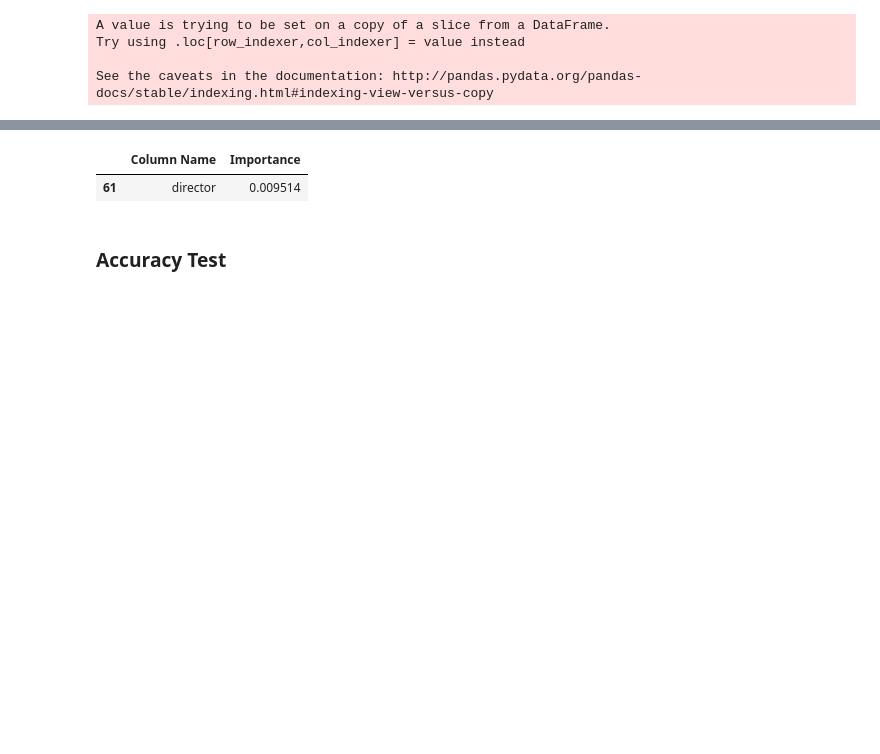
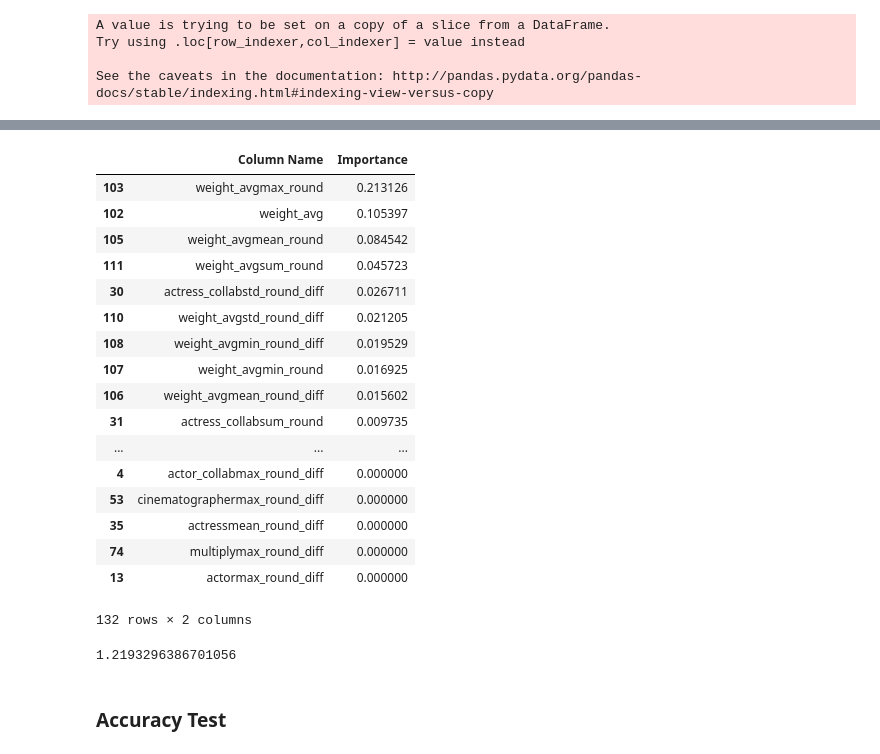
Before and after one commit to kvongrassamy/movie_review_pred, a Jupyter notebook: Model.ipynb, the cells around one changed output, grey strips where cells are left out. Saved outputs shown, nothing was run; the diff lists cells and outputs as text; code cells hidden in the pictures; blank space fills up the shorter version.

```diff
--- a/Model.ipynb
+++ b/Model.ipynb
@@ -222,6 +204,6 @@ Index(['isAdult', 'startYear', 'endYear', 'runtimeMinutes', 'genres', 'actor',
 # %%
 movie = movie.drop(columns='endYear')
-grp = movie.groupby(['tconst_x', 'averageRating', 'numVotes', 'runtimeMinutes','startYear','genres'])[movie.columns[7:]].max().reset_index()
+grp = movie.groupby(['tconst_x', 'averageRating', 'numVotes_x', 'runtimeMinutes','startYear','genres'])[movie.columns[7:]].max().reset_index()
 #cnts = pd.concat([cnts, pd.get_dummies(cnts.genres, prefix_sep=',')], axis=1).drop(columns=['numVotes','genres', 'tconst','startYear']).fillna(0)
 grp
 # %% [output]
@@ -247,9 +229,9 @@ grp
 grp.iloc[:, 8:] = grp.fillna(0).iloc[:, 8:].astype('int')
 grp['runtimeMinutes'] = grp['runtimeMinutes'].astype('float64')
 
-grp['averageRating'] = round(grp['averageRating'])
+#grp['averageRating'] = round(grp['averageRating'])
 # %%
-grp = grp.drop(columns=['numVotes','genres', 'tconst_x','startYear'])
+grp = grp.drop(columns=['numVotes_x','genres', 'tconst_x','startYear'])
 grp.info()
 # %% [output]
 <class 'pandas.core.frame.DataFrame'>
@@ -263,7 +245,8 @@ y = grp['averageRating']
 
 X_train, X_test, y_train, y_test = train_test_split(X, y, test_size=.25)
 
-xg_class = xgb.XGBRegressor()
+xg_class = xgb.XGBRegressor(colsample_bytree = 0.3, learning_rate = 0.1,
+                max_depth = 10, alpha = 10, n_estimators = 100, n_jobs=-1)
 xg_class.fit(X_train, y_train, verbose=5)
 
 y_pred = xg_class.predict(X_test)
@@ -272,9 +255,30 @@ y_pred = xg_class.predict(X_test)
 # %%
 importance = pd.DataFrame({'Column Name': X_test.columns, 'Importance': xg_class.feature_importances_}).sort_values('Importance', ascending=False)
-importance[importance['Column Name'] == 'director']
+importance
 # %% [output]
 |  | Column Name | Importance |
-| 61 | director | 0.009514 |
+| 103 | weight_avgmax_round | 0.213126 |
+| 102 | weight_avg | 0.105397 |
+| 105 | weight_avgmean_round | 0.084542 |
+| 111 | weight_avgsum_round | 0.045723 |
+| 30 | actress_collabstd_round_diff | 0.026711 |
+| 110 | weight_avgstd_round_diff | 0.021205 |
+| 108 | weight_avgmin_round_diff | 0.019529 |
+| 107 | weight_avgmin_round | 0.016925 |
+| 106 | weight_avgmean_round_diff | 0.015602 |
+| 31 | actress_collabsum_round | 0.009735 |
+| ... | ... | ... |
+| 4 | actor_collabmax_round_diff | 0.000000 |
+| 53 | cinematographermax_round_diff | 0.000000 |
+| 35 | actressmean_round_diff | 0.000000 |
+| 74 | multiplymax_round_diff | 0.000000 |
+| 13 | actormax_round_diff | 0.000000 |
+132 rows × 2 columns
+# %%
+from sklearn.metrics import mean_squared_error
+mean_squared_error(y_test, y_pred)
+# %% [output]
+1.2193296386701056
 # %% [markdown]
 ### Accuracy Test
 # %%
```
Also changed, not shown: parts of 19 cells of this notebook, 1 other file.
